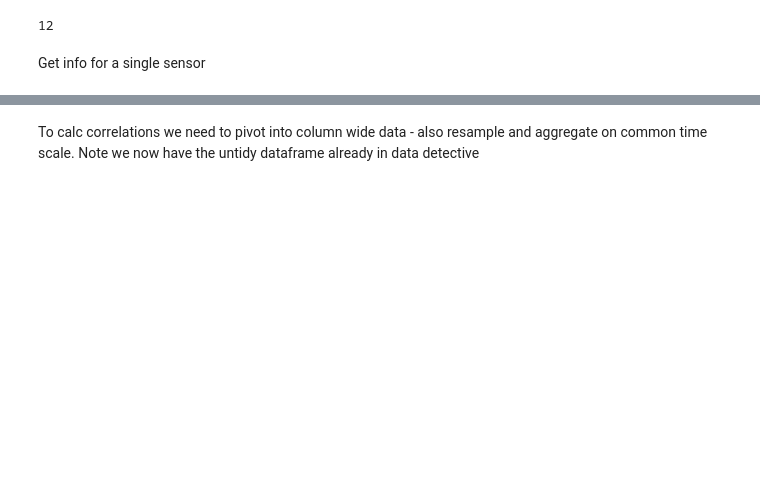
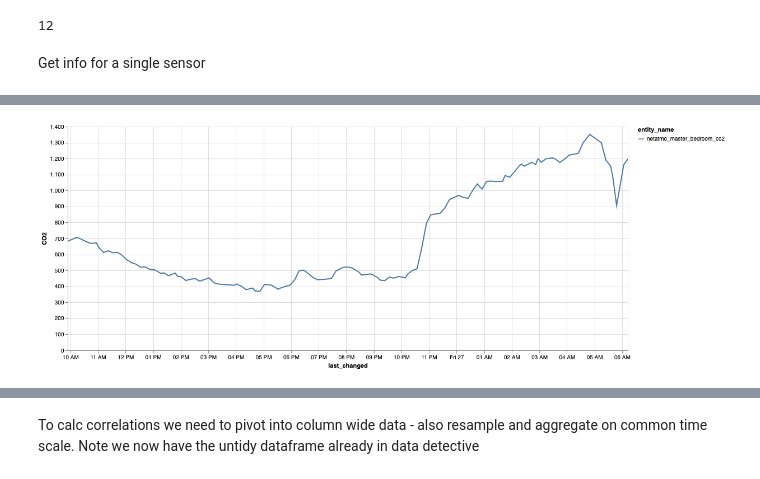
Before and after one commit to robmarkcole/Useful-python, a Jupyter notebook: Home Assistant/data-detective/rebooted-detective-work-2019.ipynb, the cells around one changed output, grey strips where cells are left out. Cells and saved outputs as stored; diff of their text form; code cells hidden in the pictures; blank space fills up the shorter version.

```diff
--- a/Home Assistant/data-detective/rebooted-detective-work-2019.ipynb
+++ b/Home Assistant/data-detective/rebooted-detective-work-2019.ipynb
@@ -138,0 +139,3 @@ df[df['entity_name'] == 'office_sensor_temperature']['state'].hist();
+# %%
+data = df[df['entity_name'].isin(['netatmo_master_bedroom_co2'])]
+data.iloc[0]
@@ -139 +153,13 @@ df[df['entity_name'] == 'office_sensor_temperature']['state'].hist();
+# %%
+alt.Chart(data).mark_line().encode(
+    x='last_changed',
+    y=alt.Y('state', title='CO2'),
+    color='entity_name',
+    tooltip=['entity_name', 'state', 'last_changed']
+).properties(
+    width=1000,
+    height=400
+).interactive()
+# %% [output]
+[figure, added]
 # %% [markdown]
```
Also changed, not shown: parts of 15 cells of this notebook, 11 other files.
